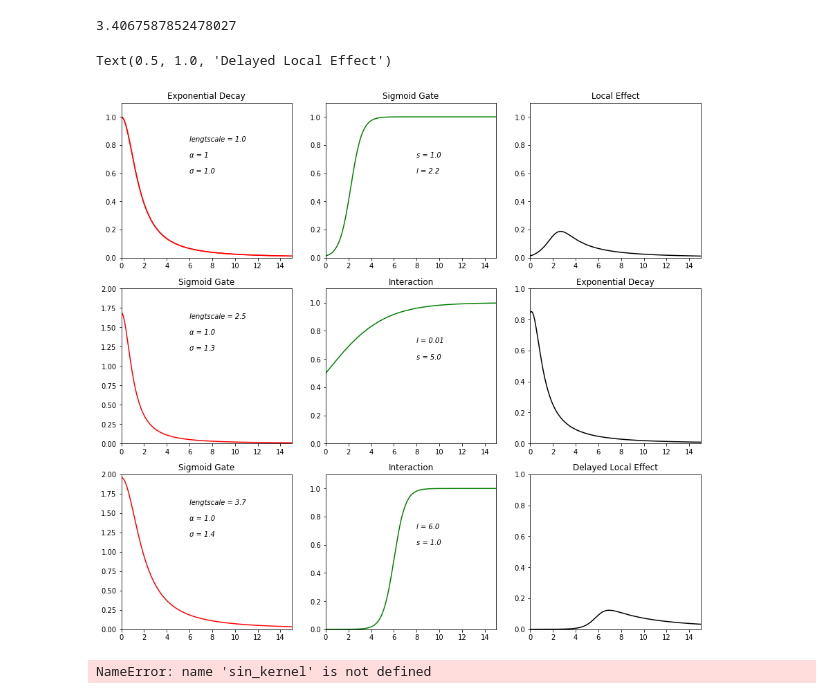
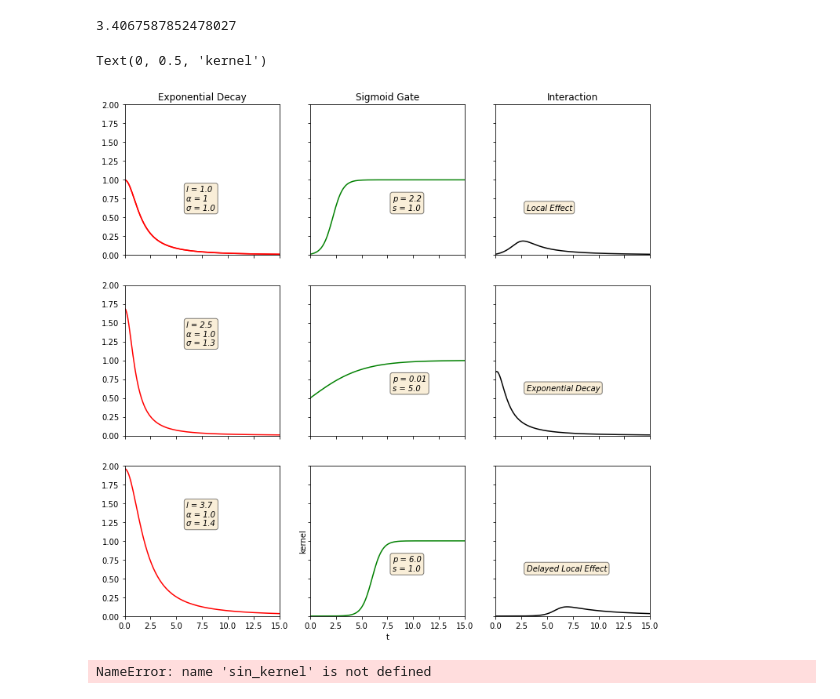
Before and after one commit to yamacisik/gated_kernel_tpp, a Jupyter notebook: Compare Triggering Kernels.ipynb, the cells around one changed output. Cells and saved outputs as stored; diff of their text form; code cells hidden in the pictures.

```diff
--- a/Compare Triggering Kernels.ipynb
+++ b/Compare Triggering Kernels.ipynb
@@ -345,10 +345,11 @@ t =torch.arange(0,200,0.1)+0.000001
 
 
 values = (values - values.min())/(values.max()-values.min())
-fig, axes = plt.subplots(3, 3,figsize=(15,14),sharex=False)
+fig, axes = plt.subplots(3, 3,figsize=(12,12),sharex=True,sharey=True)
 # real_values = sin_kernel(t)
 # real_values = (real_values - real_values.min())/(real_values.max()-real_values.min())
 
+props = dict(boxstyle='round', facecolor='wheat', alpha=0.5)
 
 
 axes = axes.flatten()
@@ -359,7 +360,7 @@ val_s = sigmoid((t),l =2.2,s= 1.0,norm =1,b=2.0,m=1)
 values = val_s*val
 
 axes[0].plot(t,val,label='RQ',c = 'red')
-axes[0].text(6,0.6,'lengtscale = 1.0\n\n\u03B1 = 1\n\n\u03C3 = 1.0',style='italic')
+axes[0].text(6,0.6,'l = 1.0\n\u03B1 = 1\n\u03C3 = 1.0',style='italic',bbox=props)
 axes[0].set_title('Rational Quadratic Kernel')
 axes[1].plot(t,val_s,label='Sigmoid',c='green')
 axes[0].plot(t,val,label='RQ',c = 'red')
@@ -367,10 +368,11 @@ axes[0].plot(t,val,label='RQ',c = 'red')
 
 axes[0].set_title('Exponential Decay')
 axes[1].set_title('Sigmoid Gate')
-axes[2].set_title('Local Effect')
+axes[2].set_title('Interaction')
 
-axes[1].text(8,0.6,'s = 1.0\n\nl = 2.2',style='italic')
+axes[1].text(8,0.6,'p = 2.2\ns = 1.0',style='italic',bbox=props)
 axes[2].plot(t,values,label='Interaction',c = 'black')
+axes[2].text(3,0.6,'Local Effect',style='italic',bbox=props)
 
 # axes[2].set_ylabel('interaction')
 # axes[2].set_ylim(0, 1)""
@@ -383,46 +385,49 @@ for ax in axes:
 val = rational_quadratic_kernel(t,sigma= 1.3, lengthscale = 1.1, alpha = 1)
 val_s = sigmoid((t),l =0.01,s= 5.0,norm =1,b=2.0,m=1)
 values = val_s*val
 
 axes[3].plot(t,val,label='RQ',c = 'red')
-axes[3].text(6,1.2,'lengtscale = 2.5\n\n\u03B1 = 1.0\n\n\u03C3 = 1.3',style='italic')
+axes[3].text(6,1.2,'l = 2.5\n\u03B1 = 1.0\n\u03C3 = 1.3',style='italic',bbox=props)
 axes[4].plot(t,val_s,label='Sigmoid',c='green')
 # axes[4].set_ylabel('gate')
 
-axes[4].text(8,0.6,'l = 0.01\n\ns = 5.0',style='italic')
+axes[4].text(8,0.6,'p = 0.01\ns = 5.0',style='italic',bbox=props)
 axes[5].plot(t,values,label='Interaction',c = 'black')
+axes[5].text(3,0.6,'Exponential Decay',style='italic',bbox=props)
 
 # axes[5].set_ylabel('interaction')
 axes[5].set_ylim(0, 1)
 axes[3].set_ylim(0, 2)
 
-axes[3].set_title('Sigmoid Gate')
-axes[4].set_title('Interaction')
-axes[5].set_title('Exponential Decay')
+# axes[3].set_title('Exponential Decay')
+# axes[4].set_title('Sigmoid Gate')
+# axes[5].set_title('Exponential Decay')
 
 
 val = rational_quadratic_kernel(t,sigma= 1.4, lengthscale = 3.7, alpha = 0.99)
 val_s = sigmoid((t),l =6.01,s= 1.0,norm =1,b=2.0,m=1)
 values = val_s*val
 
 axes[6].plot(t,val,label='RQ',c = 'red')
-axes[6].text(6,1.2,'lengtscale = 3.7\n\n\u03B1 = 1.0\n\n\u03C3 = 1.4',style='italic')
+axes[6].text(6,1.2,'l = 3.7\n\u03B1 = 1.0\n\u03C3 = 1.4',style='italic',bbox=props)
 axes[7].plot(t,val_s,label='Sigmoid',c='green')
 # axes[7].set_ylabel('gate')
 
-axes[7].text(8,0.6,'l = 6.0\n\ns = 1.0',style='italic')
+axes[7].text(8,0.6,'p = 6.0\ns = 1.0',style='italic',bbox=props)
 axes[8].plot(t,values,label='Interaction',c = 'black')
 
-# axes[8].set_ylabel('interaction')
+axes[8].text(3,0.6,'Delayed Local Effect',style='italic',bbox=props)
 axes[8].set_ylim(0, 1)
 axes[6].set_ylim(0, 2)
+axes[7].set_xlabel('t')
+axes[7].set_ylabel('kernel')
 
-axes[6].set_title('Sigmoid Gate')
-axes[7].set_title('Interaction')
-axes[8].set_title('Delayed Local Effect')
+# axes[6].set_title('Exponential Decay')
+# axes[7].set_title('Sigmoid Gate')
+# axes[8].set_title('Interaction')
 # %% [output]
-Text(0.5, 1.0, 'Delayed Local Effect')
+Text(0, 0.5, 'kernel')
-[figure, old version]
+[figure, new version]
 # %%
 t =torch.arange(0,200,0.1)+0.000001
 val = rational_quadratic_kernel(t,sigma= 1.0, lengthscale = 0.2, alpha = 1)
```
Also changed, not shown: 1 other file.
